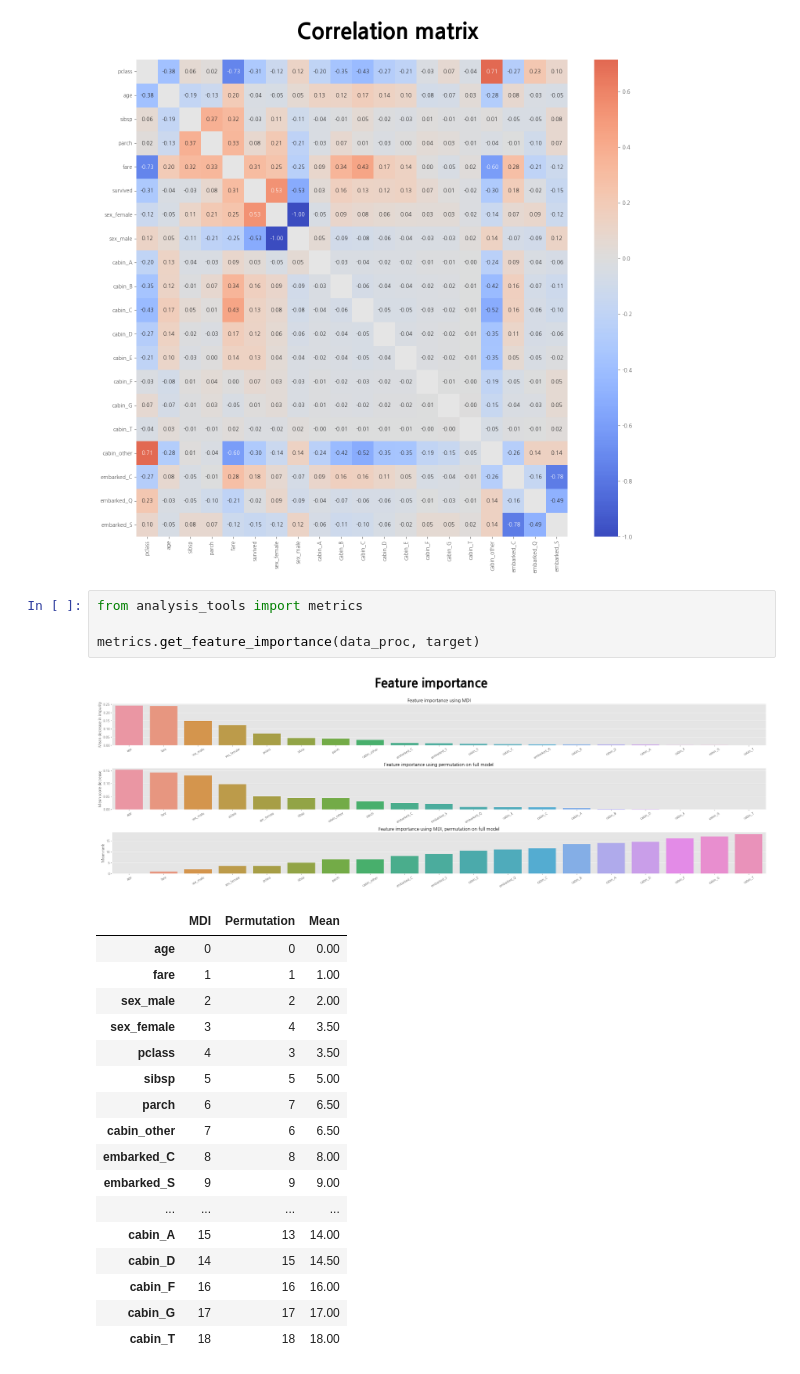
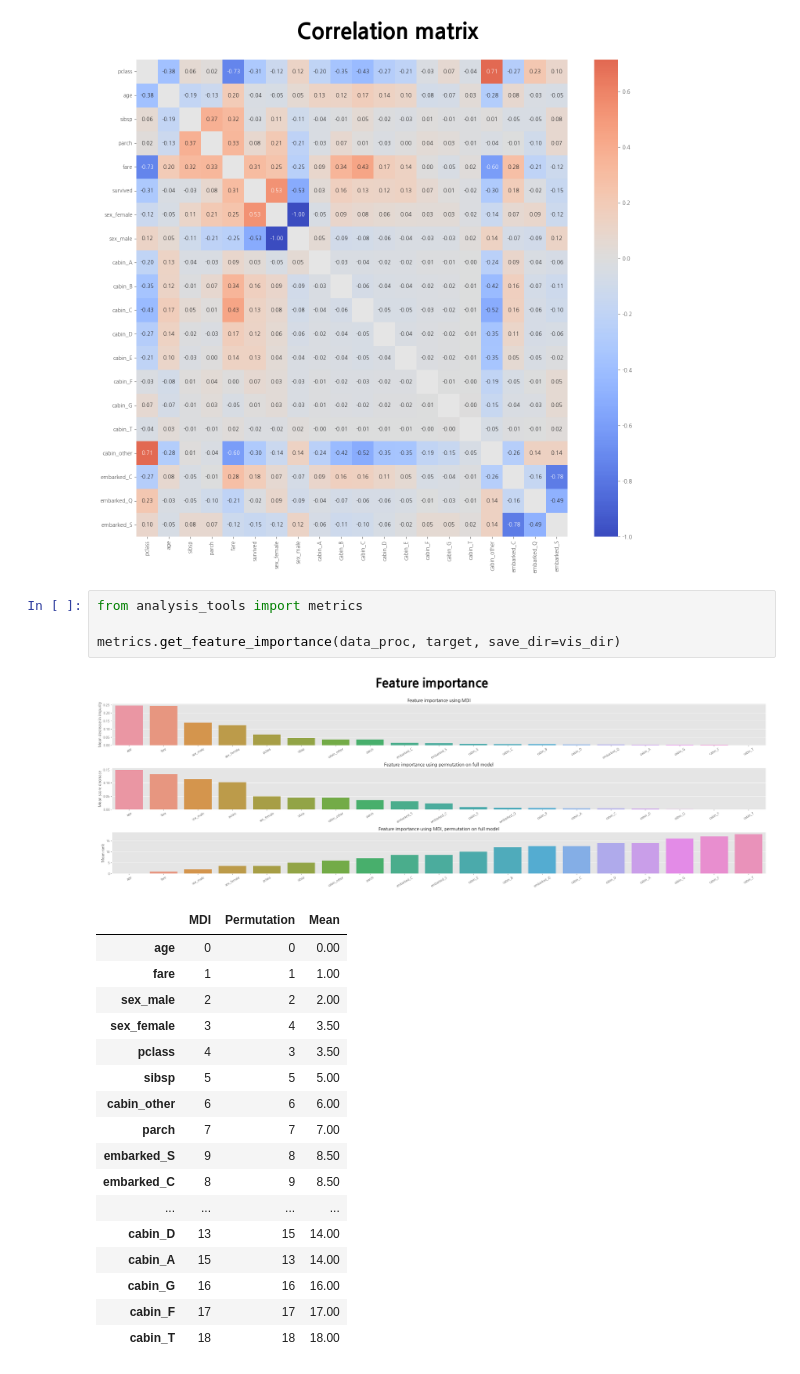
Before and after one commit to alchemine/analysis-tools, a Jupyter notebook: examples/titanic/eda.ipynb, the cells around one changed output. Saved outputs shown, nothing was run; the diff lists cells and outputs as text.

```diff
--- a/examples/titanic/eda.ipynb
+++ b/examples/titanic/eda.ipynb
@@ -137,9 +137,9 @@ eda.plot_corr(data_proc.corr(), mask=False, save_dir=vis_dir)
 # %%
 from analysis_tools import metrics
 
-metrics.get_feature_importance(data_proc, target)
+metrics.get_feature_importance(data_proc, target, save_dir=vis_dir)
 # %% [output]
-[figure, old version]
+[figure, new version]
 |  | MDI | Permutation | Mean |
 | age | 0 | 0 | 0.00 |
 | fare | 1 | 1 | 1.00 |
@@ -147,13 +147,13 @@ metrics.get_feature_importance(data_proc, target)
 | sex_female | 3 | 4 | 3.50 |
 | pclass | 4 | 3 | 3.50 |
 | sibsp | 5 | 5 | 5.00 |
-| parch | 6 | 7 | 6.50 |
-| cabin_other | 7 | 6 | 6.50 |
-| embarked_C | 8 | 8 | 8.00 |
-| embarked_S | 9 | 9 | 9.00 |
+| cabin_other | 6 | 6 | 6.00 |
+| parch | 7 | 7 | 7.00 |
+| embarked_S | 9 | 8 | 8.50 |
+| embarked_C | 8 | 9 | 8.50 |
 | ... | ... | ... | ... |
+| cabin_D | 13 | 15 | 14.00 |
 | cabin_A | 15 | 13 | 14.00 |
-| cabin_D | 14 | 15 | 14.50 |
-| cabin_F | 16 | 16 | 16.00 |
-| cabin_G | 17 | 17 | 17.00 |
+| cabin_G | 16 | 16 | 16.00 |
+| cabin_F | 17 | 17 | 17.00 |
 | cabin_T | 18 | 18 | 18.00 |
```
Also changed, not shown: parts of 1 cell of this notebook, 2 other files.
